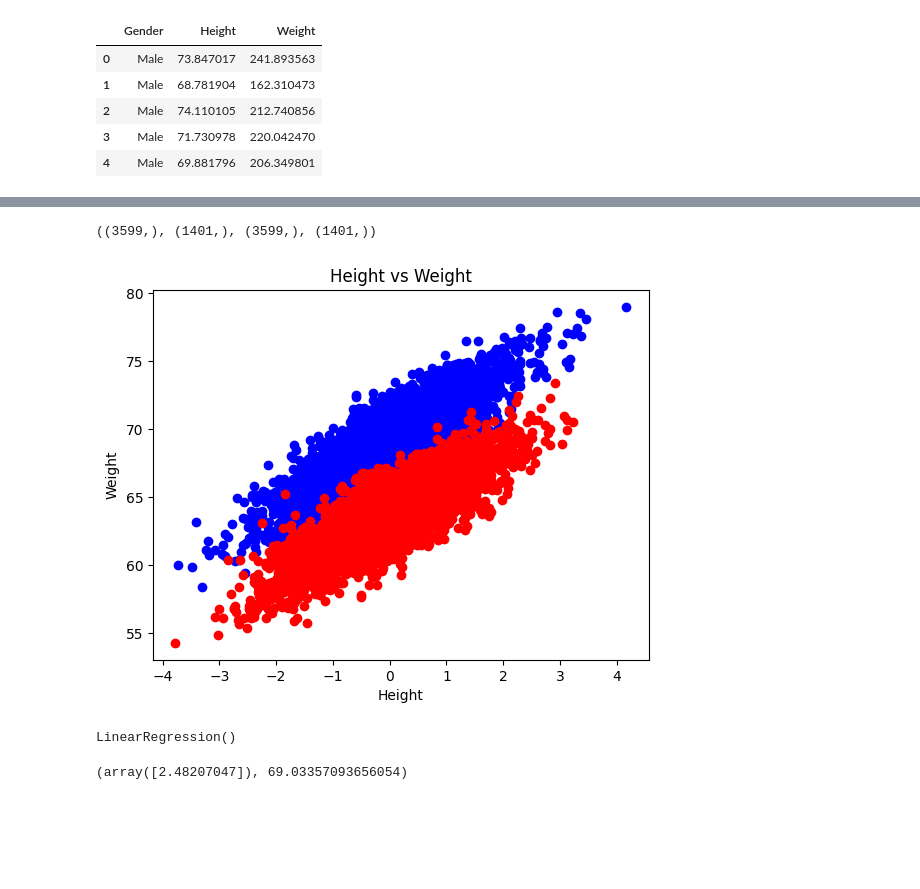
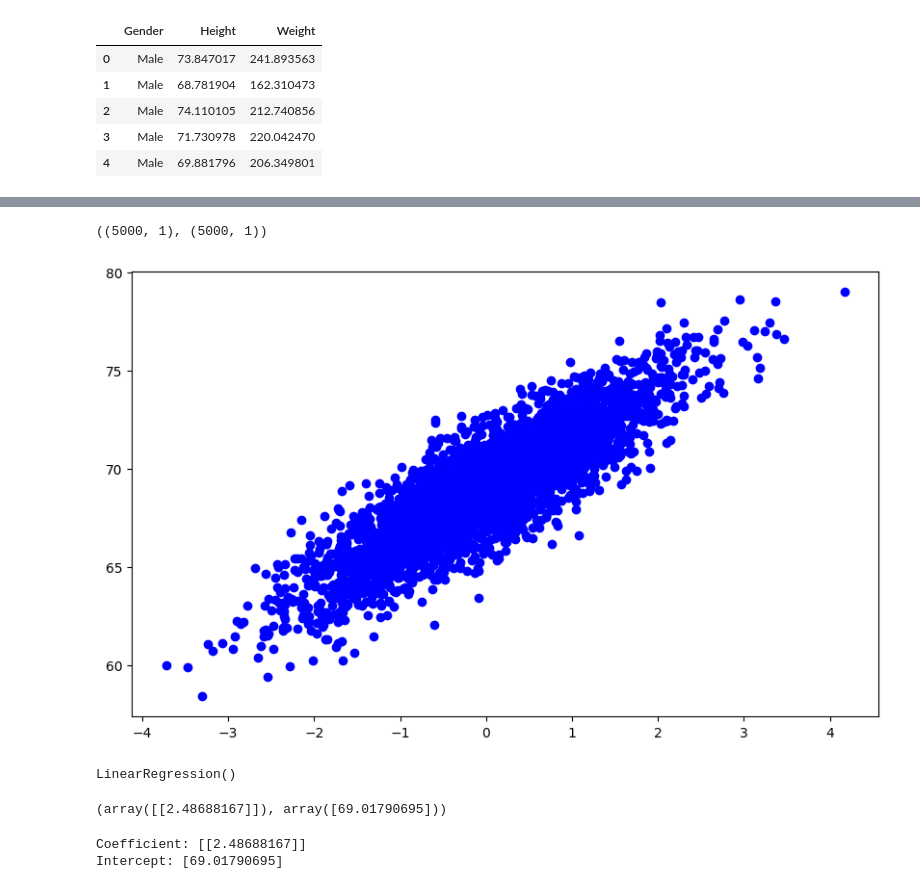
Before and after one commit to swadhinbiswas/machinelearning, a Jupyter notebook: projects/projects1.ipynb, the cells around one changed output, grey strips where cells are left out. Drawn from its saved outputs; the diff is of its cells as text; code cells hidden in the pictures; blank space fills up the shorter version.

```diff
--- a/projects/projects1.ipynb
+++ b/projects/projects1.ipynb
@@ -62,4 +35,0 @@ Women_X_tarin,Women_X_test,Women_y_train,Woman_y_test=train_test_split(Women_X,W
-# %%
-Man_X_tarin.shape,Man_X_test.shape,Women_X_tarin.shape,Woman_y_test.shape
-# %% [output]
-((3599,), (1401,), (3599,), (1401,))
@@ -77,11 +36,31 @@ Women_X_test_standrad=scaler.transform(Women_X_test.values.reshape(-1,1))
-# %%
-plt.figure()
-plt.scatter(Man_X_tarin_Stnaderd,Man_y_train,color='blue')
-plt.scatter(Women_X_standrad,Women_y_train,color='red')
-plt.xlabel('Height')
-plt.ylabel('Weight')
-plt.title('Height vs Weight')
-plt.show()
-# %% [output]
-[figure, removed]
+# %%
+# Devide Data into Dependent and Independent Variables
+
+X=MaleData[['Weight']] # Independent Variable
+y=MaleData[['Height']] # Dependent Variable
+
+# Split Data into Training and Testing Data
+X.shape,y.shape
+# %% [output]
+((5000, 1), (5000, 1))
+# %%
+## Split Data into Training and Testing Data
+
+from sklearn.model_selection import train_test_split
+
+X_train,X_test,y_train,y_test=train_test_split(X,y,test_size=0.25,random_state=42)
+# %%
+# STANDRIAD SCALER
+from sklearn.preprocessing import StandardScaler
+
+scaler=StandardScaler()
+
+X_train=scaler.fit_transform(X_train)
+X_test=scaler.transform(X_test)
+# %%
+plt.figure(figsize=(10,6))
+plt.scatter(X_train,y_train,color='blue')
+plt.show()
+# %% [output]
+[figure, added]
 # %%
@@ -98,6 +73,12 @@ regression.fit(Man_X_tarin_Stnaderd,Man_y_train)
 # %% [output]
 LinearRegression()
 # %%
-regression.coef_,regression.intercept_
+manmodel.coef_,manmodel.intercept_
 # %% [output]
-(array([2.48207047]), 69.03357093656054)
+(array([[2.48688167]]), array([69.01790695]))
+# %%
+print('Coefficient:',manmodel.coef_)
+print('Intercept:',manmodel.intercept_)
+# %% [output]
+Coefficient: [[2.48688167]]
+Intercept: [69.01790695]
```
Also changed, not shown: parts of 11 cells of this notebook.
